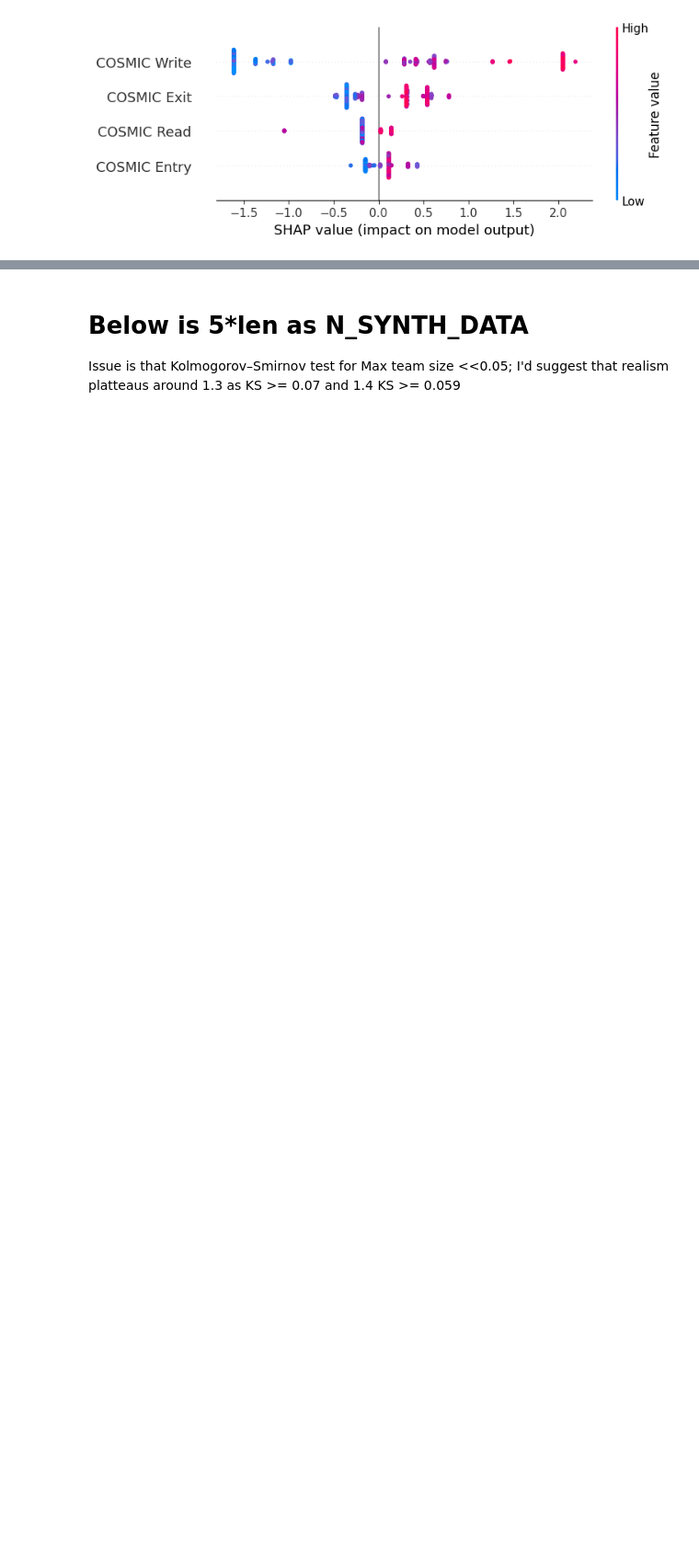
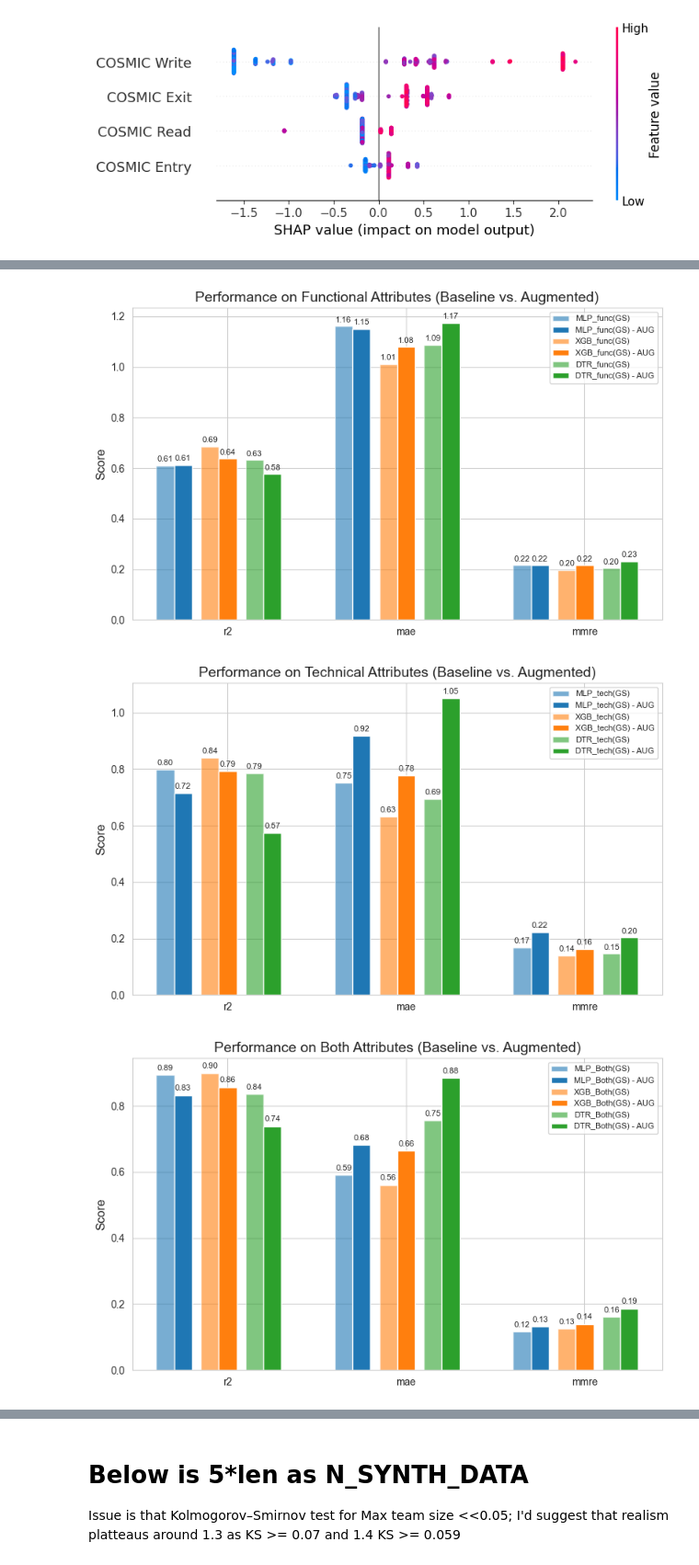
Before and after one commit to J4nvg/ResearchWorkshop, a Jupyter notebook: after_reading.ipynb, the cells around one changed output, grey strips where cells are left out. Shown at 92% size. Drawn from its saved outputs; the diff is of its cells as text; code cells hidden in the pictures; blank space fills up the shorter version.

Commit message:
Added plots

```diff
--- a/after_reading.ipynb
+++ b/after_reading.ipynb
@@ -1168,0 +1204,73 @@ plt.show()
+# %%
+results = pd.DataFrame.from_dict(evaluation_dictionary).T
+
+func_df = results[results.index.str.contains('_func')]
+tech_df = results[results.index.str.contains('_tech')]
+both_df = results[results.index.str.contains('_Both')]
+def plot_grouped_bar_with_labels(data, title, color_map):
+    metrics = data.columns.tolist()
+    base_models = [idx for idx in data.index if ' - AUG' not in idx]
+    n_models = len(base_models)
+    bar_width = 0.1
+    gap_models = 0.05
+    # total width of one metric group
+    group_width = n_models * 2 * bar_width + (n_models - 1) * gap_models
+    indices = np.arange(len(metrics))
+
+    fig, ax = plt.subplots(figsize=(8, 5))
+
+    base_offset = -group_width / 2
+    for i, base in enumerate(base_models):
+        color = color_map[base]
+        # positions for baseline and augmentation
+        x_base = indices + base_offset + i * (2 * bar_width + gap_models)
+        x_aug = x_base + bar_width
+
+        # plot baseline
+        bars_base = ax.bar(x_base, data.loc[base], bar_width, label=base, color=color, alpha=0.6)
+        # plot augmented
+        aug_label = base + ' - AUG'
+        bars_aug = []
+        if aug_label in data.index:
+            bars_aug = ax.bar(x_aug, data.loc[aug_label], bar_width, label=aug_label, color=color, alpha=1)
+
+        # add data labels
+        for bar in list(bars_base) + list(bars_aug):
+            height = bar.get_height()
+            ax.text(bar.get_x() + bar.get_width()/2, height + 0.01, f'{height:.2f}',
+                    ha='center', va='bottom', fontsize=8)
+
+    ax.set_xticks(indices)
+    ax.set_xticklabels(metrics, fontsize=10)
+    ax.set_ylabel('Score', fontsize=12)
+    ax.set_title(title, fontsize=14)
+    ax.legend(loc='best', fontsize='8')
+    plt.tight_layout()
+    plt.savefig("./plot/" + title + ".svg")
+    plt.show()
+
+# Define consistent colors for each model
+color_map_func = {
+    'MLP_func(GS)': 'tab:blue',
+    'XGB_func(GS)': 'tab:orange',
+    'DTR_func(GS)': 'tab:green'
+}
+color_map_tech = {
+    'MLP_tech(GS)': 'tab:blue',
+    'XGB_tech(GS)': 'tab:orange',
+    'DTR_tech(GS)': 'tab:green'
+}
+color_map_both = {
+    'MLP_Both(GS)': 'tab:blue',
+    'XGB_Both(GS)': 'tab:orange',
+    'DTR_Both(GS)': 'tab:green'
+}
+
+# Plot Functional and Technical results
+plot_grouped_bar_with_labels(func_df, 'Performance on Functional Attributes (Baseline vs. Augmented)', color_map_func)
+plot_grouped_bar_with_labels(tech_df, 'Performance on Technical Attributes (Baseline vs. Augmented)', color_map_tech)
+plot_grouped_bar_with_labels(both_df, 'Performance on Both Attributes (Baseline vs. Augmented)', color_map_both)
+# %% [output]
+[figure, added]
+[figure, added]
+[figure, added]
```
Also changed, not shown: parts of 16 cells of this notebook.
